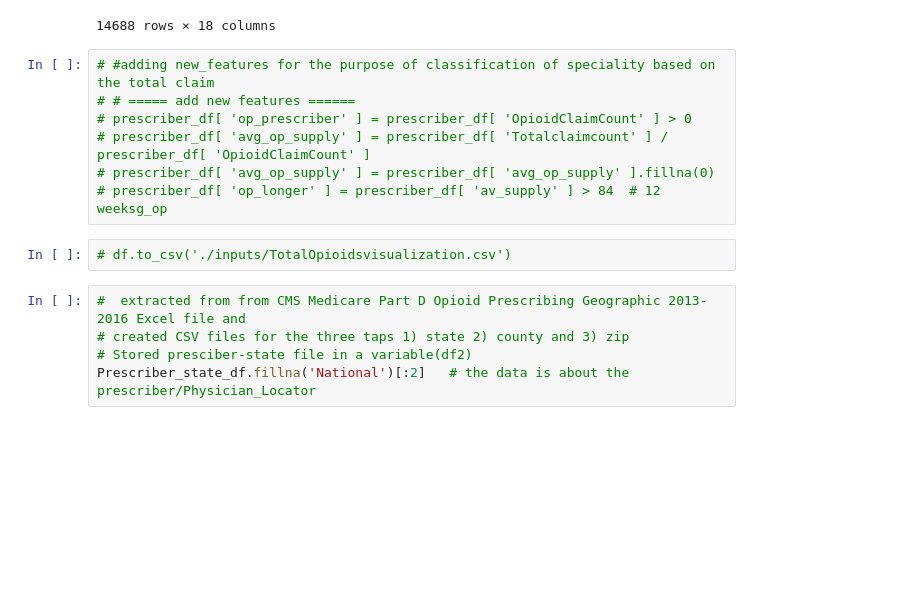
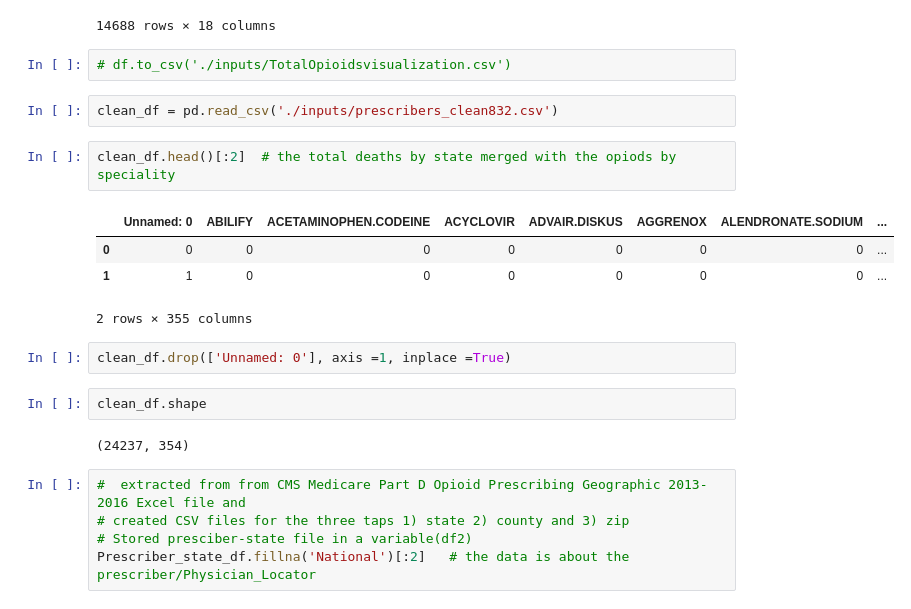
Before and after one commit to KirosG/Predicting-prescriber-induced-ovedoses, a Jupyter notebook: 1.2. Capestone Data Cleaning_1.ipynb, the cells around one changed output. Drawn from its saved outputs; the diff is of its cells as text; blank space fills up the shorter version.

```diff
--- a/1.2. Capestone Data Cleaning_1.ipynb
+++ b/1.2. Capestone Data Cleaning_1.ipynb
@@ -489,15 +488,23 @@ df #Displaying the dataframe
 | 1346270956 | M | AZ | MD | Emergency Medicine | 0 | 0 | 0 | 42 | ... |
 | 1023116514 | F | IN | MD | Family Practice | 0 | 0 | 0 | 0 | ... |
 14688 rows × 18 columns
-# %%
-# #adding new_features for the purpose of classification of speciality based on the total claim
-# # ===== add new features ======
-# prescriber_df[ 'op_prescriber' ] = prescriber_df[ 'OpioidClaimCount' ] > 0
-# prescriber_df[ 'avg_op_supply' ] = prescriber_df[ 'Totalclaimcount' ] / prescriber_df[ 'OpioidClaimCount' ]
-# prescriber_df[ 'avg_op_supply' ] = prescriber_df[ 'avg_op_supply' ].fillna(0)
-# prescriber_df[ 'op_longer' ] = prescriber_df[ 'av_supply' ] > 84  # 12 weeksg_op
 # %%
 # df.to_csv('./inputs/TotalOpioidsvisualization.csv')
+# %%
+clean_df = pd.read_csv('./inputs/prescribers_clean832.csv')
+# %%
+clean_df.head()[:2]  # the total deaths by state merged with the opiods by speciality
+# %% [output]
+|  | Unnamed: 0 | ABILIFY | ACETAMINOPHEN.CODEINE | ACYCLOVIR | ADVAIR.DISKUS | AGGRENOX | ALENDRONATE.SODIUM | ... |
+| 0 | 0 | 0 | 0 | 0 | 0 | 0 | 0 | ... |
+| 1 | 1 | 0 | 0 | 0 | 0 | 0 | 0 | ... |
+2 rows × 355 columns
+# %%
+clean_df.drop(['Unnamed: 0'], axis =1, inplace =True)
+# %%
+clean_df.shape
+# %% [output]
+(24237, 354)
 # %%
 #  extracted from from CMS Medicare Part D Opioid Prescribing Geographic 2013-2016 Excel file and
 # created CSV files for the three taps 1) state 2) county and 3) zip
```
Also changed, not shown: parts of 39 cells of this notebook, 7 other files.
